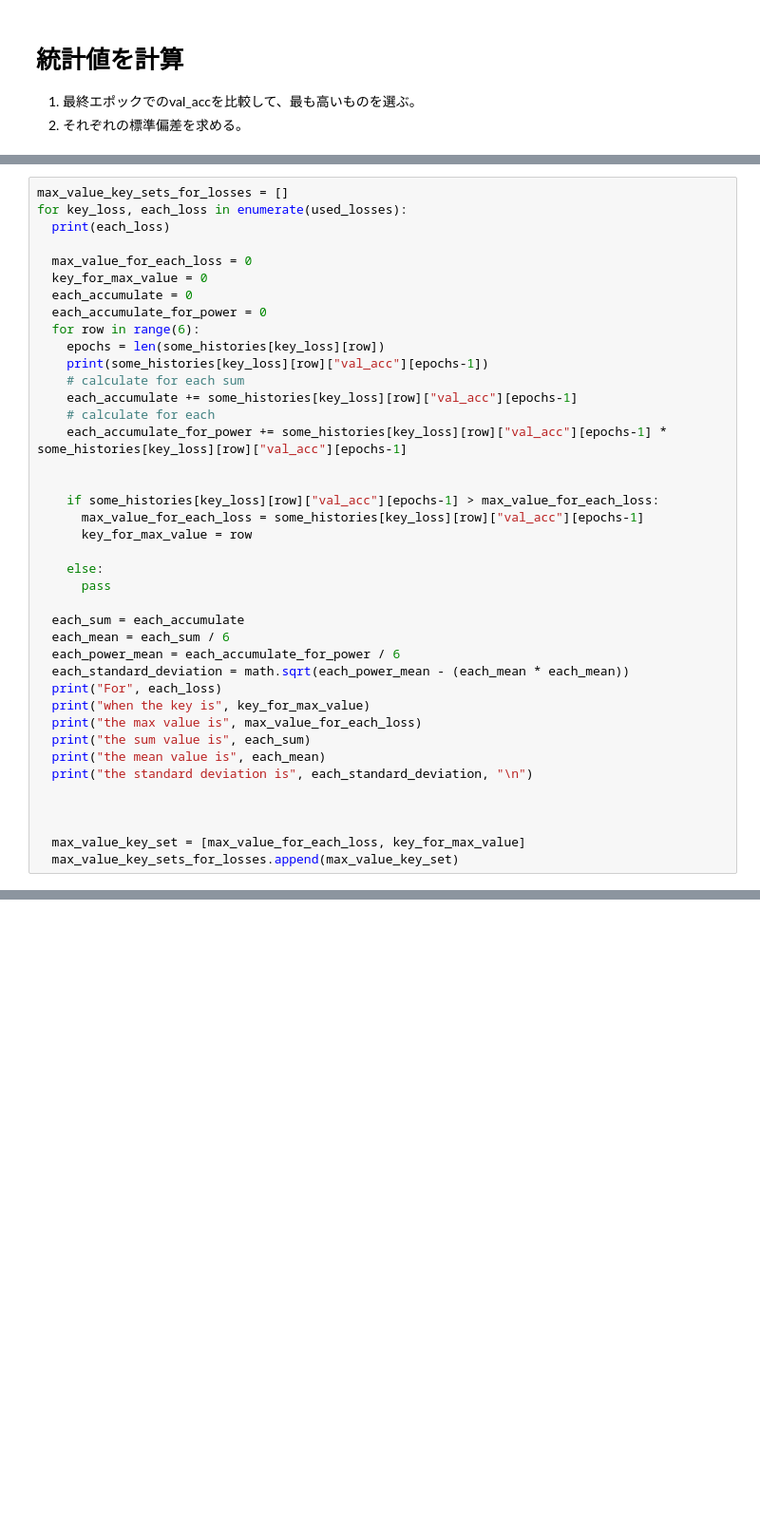
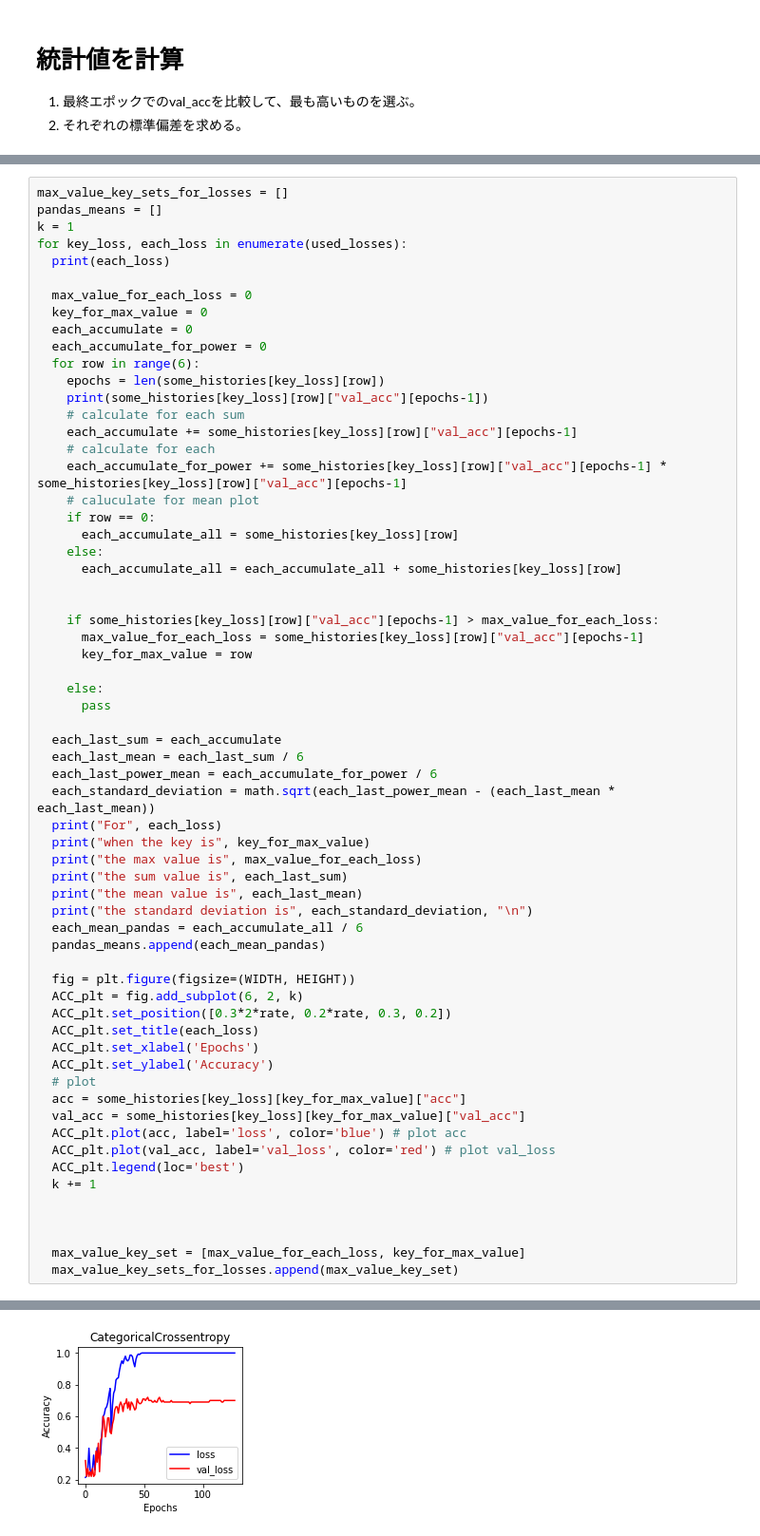
Before and after one commit to s1250103/Public_mori-lab, a Jupyter notebook: eras/confirm_label/analyze_results_of_KTH_datasets.ipynb, the cells around one changed output, grey strips where cells are left out. Shown at 95% size. Drawn from its saved outputs; the diff is of its cells as text; blank space fills up the shorter version.

```diff
--- a/eras/confirm_label/analyze_results_of_KTH_datasets.ipynb
+++ b/eras/confirm_label/analyze_results_of_KTH_datasets.ipynb
@@ -201,5 +235,7 @@ for key_loss, each_loss in enumerate(used_losses):
 # %%
 max_value_key_sets_for_losses = []
+pandas_means = []
+k = 1
 for key_loss, each_loss in enumerate(used_losses):
   print(each_loss)
 
@@ -214,6 +250,11 @@ for key_loss, each_loss in enumerate(used_losses):
     each_accumulate += some_histories[key_loss][row]["val_acc"][epochs-1]
     # calculate for each
     each_accumulate_for_power += some_histories[key_loss][row]["val_acc"][epochs-1] * some_histories[key_loss][row]["val_acc"][epochs-1]
+    # caluculate for mean plot
+    if row == 0:
+      each_accumulate_all = some_histories[key_loss][row]
+    else:
+      each_accumulate_all = each_accumulate_all + some_histories[key_loss][row]
 
 
     if some_histories[key_loss][row]["val_acc"][epochs-1] > max_value_for_each_loss:
@@ -223,16 +264,32 @@ for key_loss, each_loss in enumerate(used_losses):
     else:
       pass
 
-  each_sum = each_accumulate
-  each_mean = each_sum / 6
-  each_power_mean = each_accumulate_for_power / 6
-  each_standard_deviation = math.sqrt(each_power_mean - (each_mean * each_mean))
+  each_last_sum = each_accumulate
+  each_last_mean = each_last_sum / 6
+  each_last_power_mean = each_accumulate_for_power / 6
+  each_standard_deviation = math.sqrt(each_last_power_mean - (each_last_mean * each_last_mean))
   print("For", each_loss)
   print("when the key is", key_for_max_value)
   print("the max value is", max_value_for_each_loss)
-  print("the sum value is", each_sum)
-  print("the mean value is", each_mean)
+  print("the sum value is", each_last_sum)
+  print("the mean value is", each_last_mean)
   print("the standard deviation is", each_standard_deviation, "\n")
+  each_mean_pandas = each_accumulate_all / 6
+  pandas_means.append(each_mean_pandas)
+
+  fig = plt.figure(figsize=(WIDTH, HEIGHT))
+  ACC_plt = fig.add_subplot(6, 2, k)
+  ACC_plt.set_position([0.3*2*rate, 0.2*rate, 0.3, 0.2])
+  ACC_plt.set_title(each_loss)
+  ACC_plt.set_xlabel('Epochs')
+  ACC_plt.set_ylabel('Accuracy')
+  # plot
+  acc = some_histories[key_loss][key_for_max_value]["acc"]
+  val_acc = some_histories[key_loss][key_for_max_value]["val_acc"]
+  ACC_plt.plot(acc, label='loss', color='blue') # plot acc
+  ACC_plt.plot(val_acc, label='val_loss', color='red') # plot val_loss
+  ACC_plt.legend(loc='best')
+  k += 1
 
 
 
@@ -258,0 +316 @@ the standard deviation is 0.007637618874451828
+[figure, added]
```
Also changed, not shown: parts of 12 cells of this notebook.
